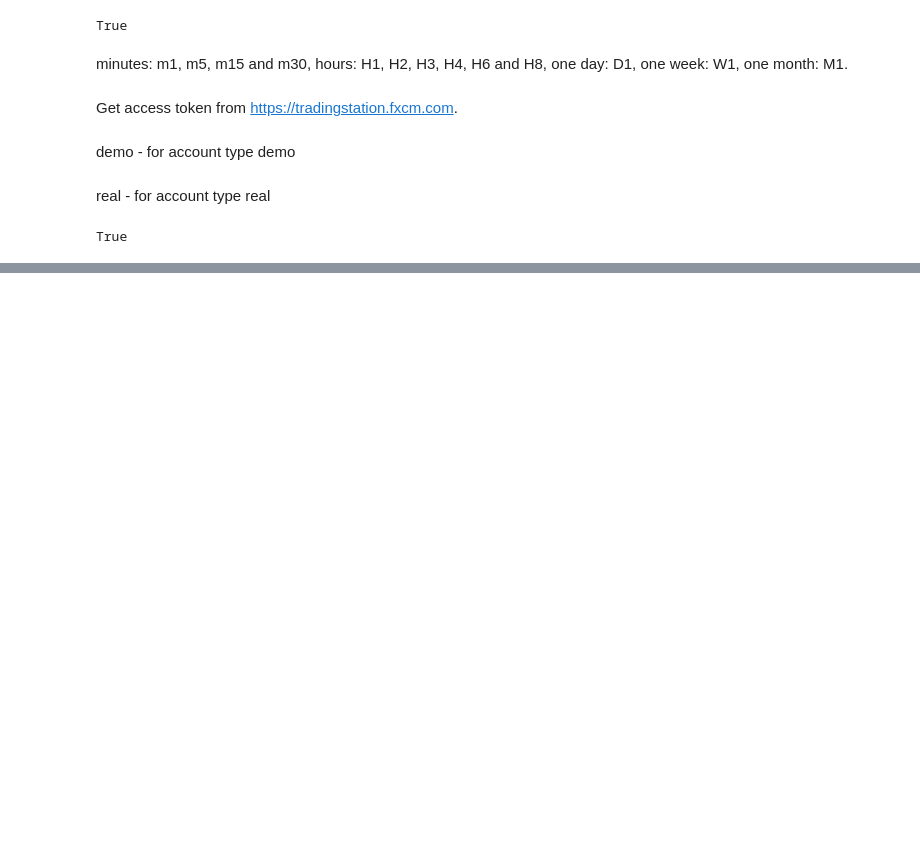
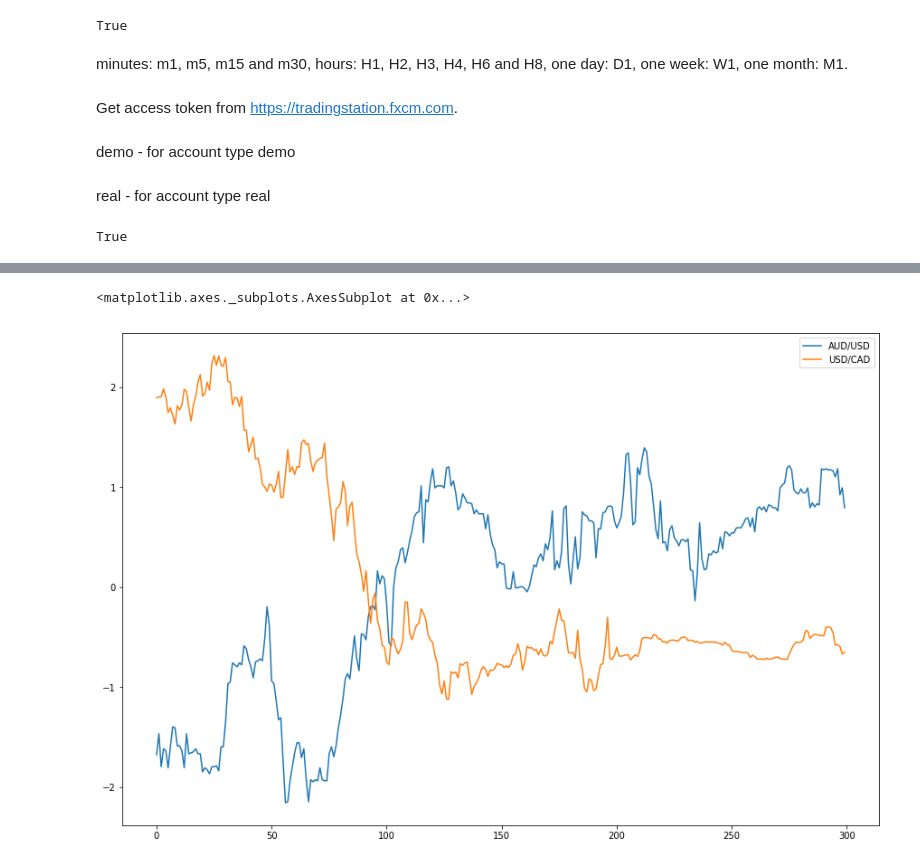
Before and after one commit to jtblog/FXCM_Python, a Jupyter notebook: FXCM Trader.ipynb, the cells around one changed output, grey strips where cells are left out. Drawn from its saved outputs; the diff is of its cells as text; code cells hidden in the pictures; blank space fills up the shorter version.

```diff
--- a/FXCM Trader.ipynb
+++ b/FXCM Trader.ipynb
@@ -188,0 +185,11 @@ p-value: 0.064
+# %%
+r = 'AUD/USD'
+c = 'USD/CAD'
+dff = pd.DataFrame()
+dff[r] = dfs.get(r)[r]
+dff[c] = dfs.get(r)[c]
+dff.plot(figsize =(15,10))
+#dff
+# %% [output]
+<matplotlib.axes._subplots.AxesSubplot at 0x...>
+[figure, added]
```
Also changed, not shown: parts of 5 cells of this notebook.
